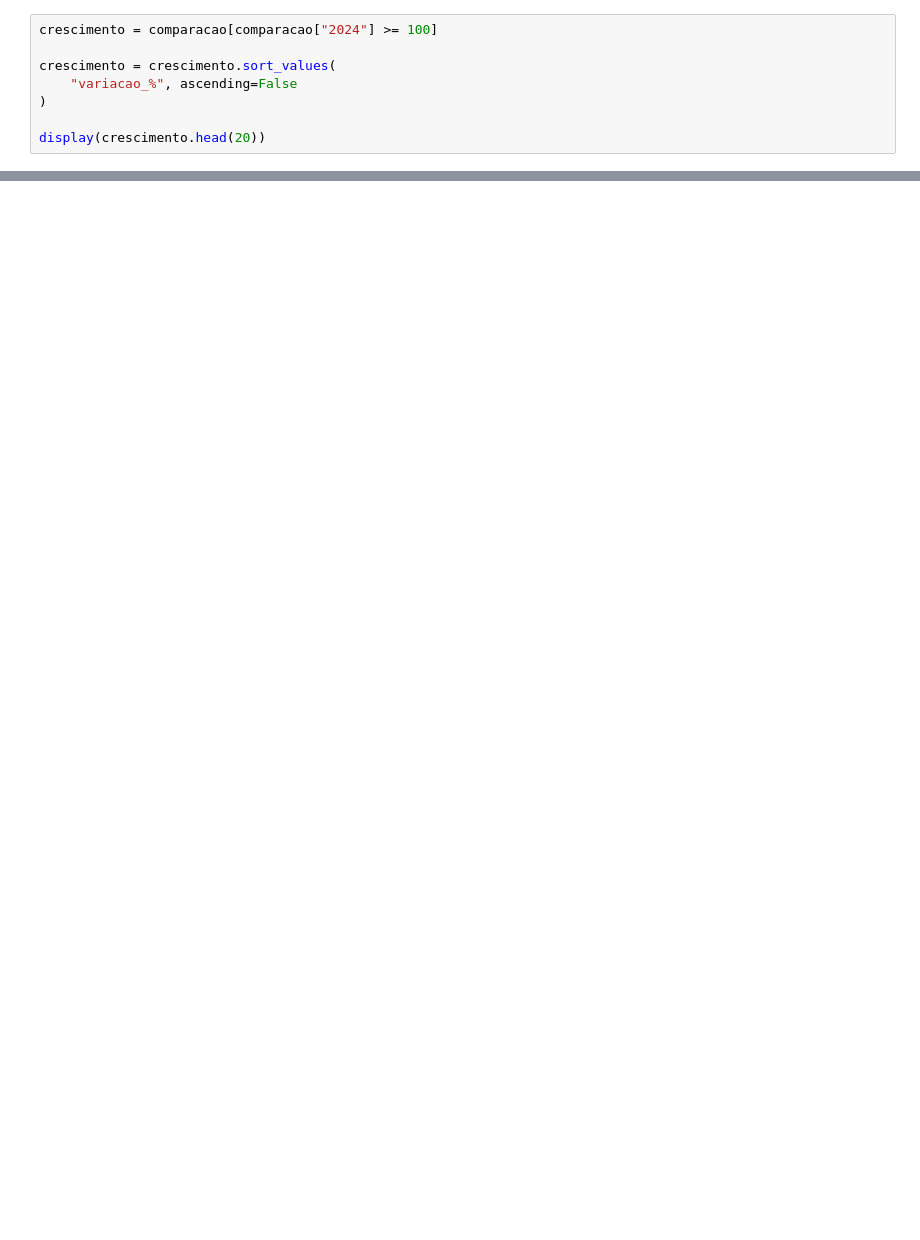
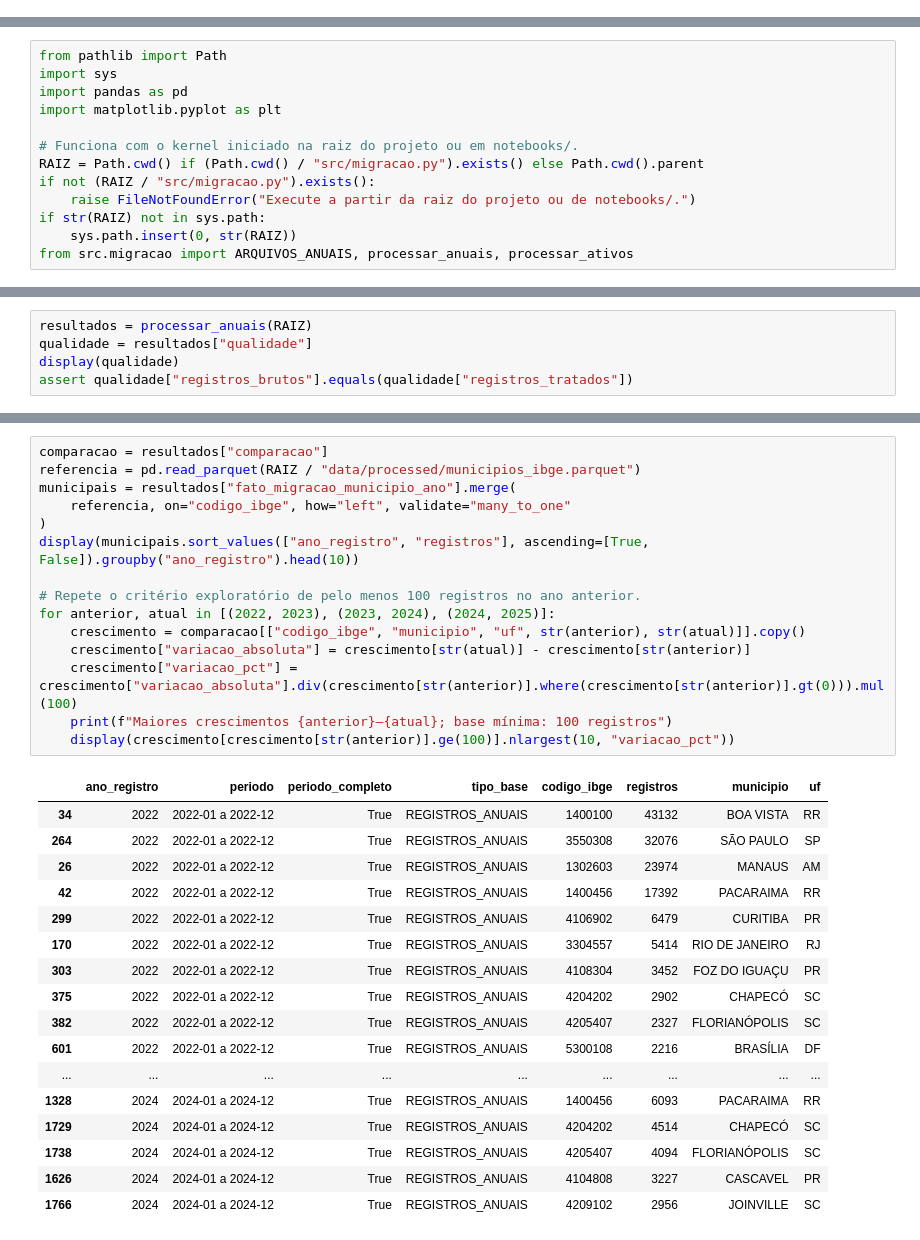
Before and after one commit to Vinivioto/uniesf-opportunity-map, a Jupyter notebook: notebooks/01_exploracao_migracao.ipynb, the cells around one changed output, grey strips where cells are left out. Saved outputs shown, nothing was run; the diff lists cells and outputs as text; blank space fills up the shorter version.

```diff
--- a/notebooks/01_exploracao_migracao.ipynb
+++ b/notebooks/01_exploracao_migracao.ipynb
@@ -953,8 +0,0 @@ display(comparacao.head(20))
-# %%
-crescimento = comparacao[comparacao["2024"] >= 100]
-
-crescimento = crescimento.sort_values(
-    "variacao_%", ascending=False
-)
-
-display(crescimento.head(20))
@@ -1145,0 +9,13 @@ ibge_municipios.to_parquet(
+# %%
+from pathlib import Path
+import sys
+import pandas as pd
+import matplotlib.pyplot as plt
+
+# Funciona com o kernel iniciado na raiz do projeto ou em notebooks/.
+RAIZ = Path.cwd() if (Path.cwd() / "src/migracao.py").exists() else Path.cwd().parent
+if not (RAIZ / "src/migracao.py").exists():
+    raise FileNotFoundError("Execute a partir da raiz do projeto ou de notebooks/.")
+if str(RAIZ) not in sys.path:
+    sys.path.insert(0, str(RAIZ))
+from src.migracao import ARQUIVOS_ANUAIS, processar_anuais, processar_ativos
@@ -1145,0 +28,5 @@ ibge_municipios.to_parquet(
+# %%
+resultados = processar_anuais(RAIZ)
+qualidade = resultados["qualidade"]
+display(qualidade)
+assert qualidade["registros_brutos"].equals(qualidade["registros_tratados"])
@@ -1145,0 +141,33 @@ ibge_municipios.to_parquet(
+# %%
+comparacao = resultados["comparacao"]
+referencia = pd.read_parquet(RAIZ / "data/processed/municipios_ibge.parquet")
+municipais = resultados["fato_migracao_municipio_ano"].merge(
+    referencia, on="codigo_ibge", how="left", validate="many_to_one"
+)
+display(municipais.sort_values(["ano_registro", "registros"], ascending=[True, False]).groupby("ano_registro").head(10))
+
+# Repete o critério exploratório de pelo menos 100 registros no ano anterior.
+for anterior, atual in [(2022, 2023), (2023, 2024), (2024, 2025)]:
+    crescimento = comparacao[["codigo_ibge", "municipio", "uf", str(anterior), str(atual)]].copy()
+    crescimento["variacao_absoluta"] = crescimento[str(atual)] - crescimento[str(anterior)]
+    crescimento["variacao_pct"] = crescimento["variacao_absoluta"].div(crescimento[str(anterior)].where(crescimento[str(anterior)].gt(0))).mul(100)
+    print(f"Maiores crescimentos {anterior}–{atual}; base mínima: 100 registros")
+    display(crescimento[crescimento[str(anterior)].ge(100)].nlargest(10, "variacao_pct"))
+# %% [output]
+|  | ano_registro | periodo | periodo_completo | tipo_base | codigo_ibge | registros | municipio | uf |
+| 34 | 2022 | 2022-01 a 2022-12 | True | REGISTROS_ANUAIS | 1400100 | 43132 | BOA VISTA | RR |
+| 264 | 2022 | 2022-01 a 2022-12 | True | REGISTROS_ANUAIS | 3550308 | 32076 | SÃO PAULO | SP |
+| 26 | 2022 | 2022-01 a 2022-12 | True | REGISTROS_ANUAIS | 1302603 | 23974 | MANAUS | AM |
+| 42 | 2022 | 2022-01 a 2022-12 | True | REGISTROS_ANUAIS | 1400456 | 17392 | PACARAIMA | RR |
+| 299 | 2022 | 2022-01 a 2022-12 | True | REGISTROS_ANUAIS | 4106902 | 6479 | CURITIBA | PR |
+| 170 | 2022 | 2022-01 a 2022-12 | True | REGISTROS_ANUAIS | 3304557 | 5414 | RIO DE JANEIRO | RJ |
+| 303 | 2022 | 2022-01 a 2022-12 | True | REGISTROS_ANUAIS | 4108304 | 3452 | FOZ DO IGUAÇU | PR |
+| 375 | 2022 | 2022-01 a 2022-12 | True | REGISTROS_ANUAIS | 4204202 | 2902 | CHAPECÓ | SC |
+| 382 | 2022 | 2022-01 a 2022-12 | True | REGISTROS_ANUAIS | 4205407 | 2327 | FLORIANÓPOLIS | SC |
+| 601 | 2022 | 2022-01 a 2022-12 | True | REGISTROS_ANUAIS | 5300108 | 2216 | BRASÍLIA | DF |
+| ... | ... | ... | ... | ... | ... | ... | ... | ... |
+| 1328 | 2024 | 2024-01 a 2024-12 | True | REGISTROS_ANUAIS | 1400456 | 6093 | PACARAIMA | RR |
+| 1729 | 2024 | 2024-01 a 2024-12 | True | REGISTROS_ANUAIS | 4204202 | 4514 | CHAPECÓ | SC |
+| 1738 | 2024 | 2024-01 a 2024-12 | True | REGISTROS_ANUAIS | 4205407 | 4094 | FLORIANÓPOLIS | SC |
+| 1626 | 2024 | 2024-01 a 2024-12 | True | REGISTROS_ANUAIS | 4104808 | 3227 | CASCAVEL | PR |
+| 1766 | 2024 | 2024-01 a 2024-12 | True | REGISTROS_ANUAIS | 4209102 | 2956 | JOINVILLE | SC |
```
Also changed, not shown: parts of 91 cells of this notebook, 16 other files.
